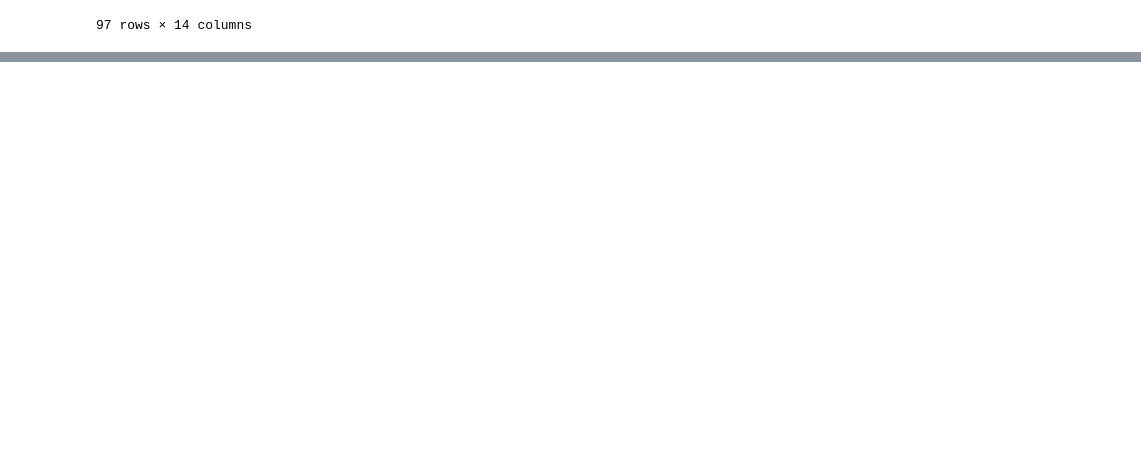
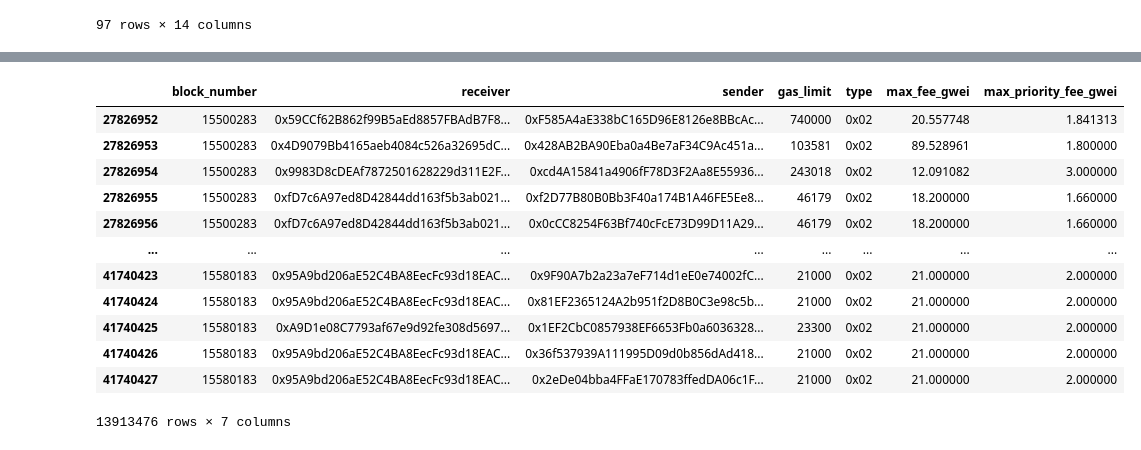
Before and after one commit to fmrmf/merge-challenge, a Jupyter notebook: notebook/transactions.ipynb, the cells around one changed output, grey strips where cells are left out. Drawn from its saved outputs; the diff is of its cells as text; code cells hidden in the pictures; blank space fills up the shorter version.

```diff
--- a/notebook/transactions.ipynb
+++ b/notebook/transactions.ipynb
@@ -154,0 +216,23 @@ last_block_appended = 15725628
+# %%
+%%capture
+# convert fees from wei to gwei
+qt['max_fee_gwei'] = qt['max_fee'].astype(float) / 1e9
+qt['max_priority_fee_gwei'] = qt['max_priority_fee'].astype(float) / 1e9
+# %%
+qt.drop(columns=['max_fee', 'max_priority_fee'], inplace=True)
+# %%
+qt
+# %% [output]
+|  | block_number | receiver | sender | gas_limit | type | max_fee_gwei | max_priority_fee_gwei |
+| 27826952 | 15500283 | 0x59CCf62B862f99B5aEd8857FBAdB7F8... | 0xF585A4aE338bC165D96E8126e8BBcAc... | 740000 | 0x02 | 20.557748 | 1.841313 |
+| 27826953 | 15500283 | 0x4D9079Bb4165aeb4084c526a32695dC... | 0x428AB2BA90Eba0a4Be7aF34C9Ac451a... | 103581 | 0x02 | 89.528961 | 1.800000 |
+| 27826954 | 15500283 | 0x9983D8cDEAf7872501628229d311E2F... | 0xcd4A15841a4906fF78D3F2Aa8E55936... | 243018 | 0x02 | 12.091082 | 3.000000 |
+| 27826955 | 15500283 | 0xfD7c6A97ed8D42844dd163f5b3ab021... | 0xf2D77B80B0Bb3F40a174B1A46FE5Ee8... | 46179 | 0x02 | 18.200000 | 1.660000 |
+| 27826956 | 15500283 | 0xfD7c6A97ed8D42844dd163f5b3ab021... | 0x0cCC8254F63Bf740cFcE73D99D11A29... | 46179 | 0x02 | 18.200000 | 1.660000 |
+| ... | ... | ... | ... | ... | ... | ... | ... |
+| 41740423 | 15580183 | 0x95A9bd206aE52C4BA8EecFc93d18EAC... | 0x9F90A7b2a23a7eF714d1eE0e74002fC... | 21000 | 0x02 | 21.000000 | 2.000000 |
+| 41740424 | 15580183 | 0x95A9bd206aE52C4BA8EecFc93d18EAC... | 0x81EF2365124A2b951f2D8B0C3e98c5b... | 21000 | 0x02 | 21.000000 | 2.000000 |
+| 41740425 | 15580183 | 0xA9D1e08C7793af67e9d92fe308d5697... | 0x1EF2CbC0857938EF6653Fb0a6036328... | 23300 | 0x02 | 21.000000 | 2.000000 |
+| 41740426 | 15580183 | 0x95A9bd206aE52C4BA8EecFc93d18EAC... | 0x36f537939A111995D09d0b856dAd418... | 21000 | 0x02 | 21.000000 | 2.000000 |
+| 41740427 | 15580183 | 0x95A9bd206aE52C4BA8EecFc93d18EAC... | 0x2eDe04bba4FFaE170783ffedDA06c1F... | 21000 | 0x02 | 21.000000 | 2.000000 |
+13913476 rows × 7 columns
```
Also changed, not shown: parts of 13 cells of this notebook, 3 other files.
